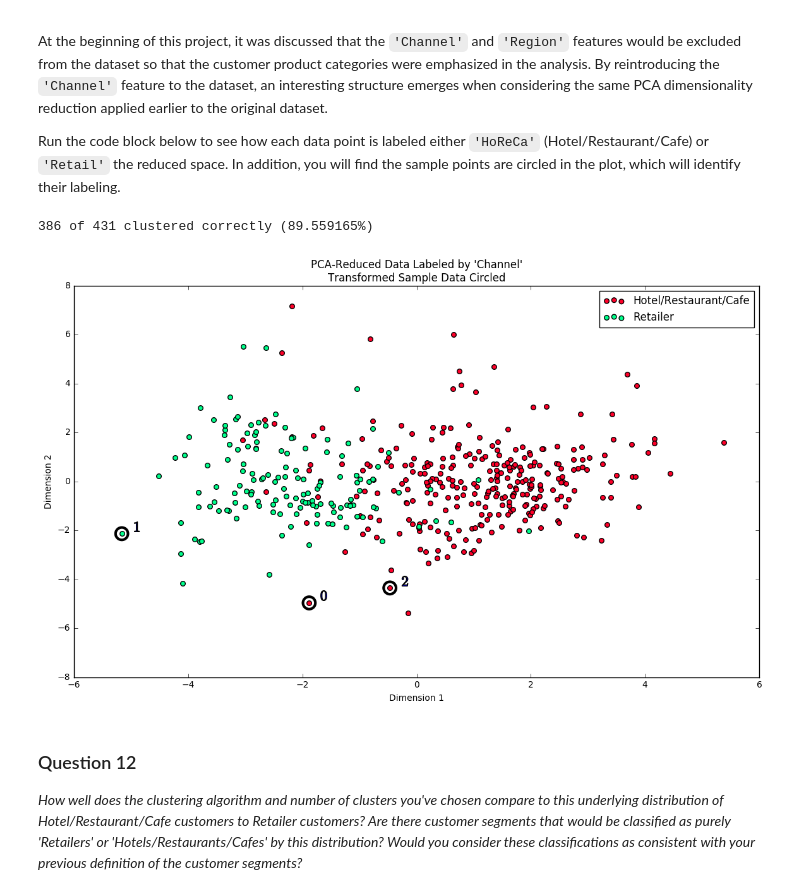
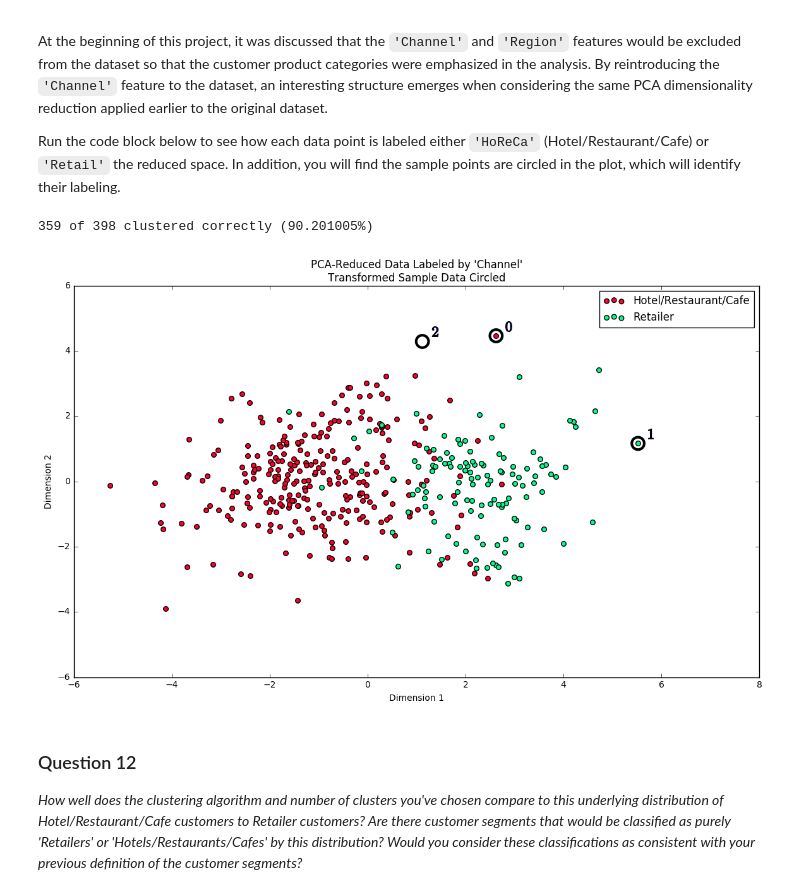
Before and after one commit to mgilson/Udacity, a Jupyter notebook: customer_segments/customer_segments.ipynb, the cells around one changed output. Saved outputs shown, nothing was run; the diff lists cells and outputs as text; code cells hidden in the pictures.

Commit message:
Update customer-segments project submission to address reviewer feedback.

```diff
--- a/customer_segments/customer_segments.ipynb
+++ b/customer_segments/customer_segments.ipynb
@@ -190,26 +211,23 @@ outlier_counts = np.zeros(len(log_data), dtype=int)
 for feature in log_data.keys():
 
     # TODO: Calculate Q1 (25th percentile of the data) for the given feature
-    Q1, Q3 = np.percentile(log_data[feature], [.25, .75])
+    Q1, Q3 = np.percentile(log_data[feature], [25., 75.])
     # TODO: Use the interquartile range to calculate an outlier step (1.5 times the interquartile range)
     step = 1.5 * (Q3 - Q1)
 
     # Display the outliers
-    print "Data points considered outliers for the feature '{}':".format(feature)
-    lower_quartile_mask = (log_data[feature] <= Q1 - step)
-    upper_quartile_mask = (log_data[feature] <= Q3 + step)
+    lower_quartile_mask = (log_data[feature] <= (Q1 - step))
+    upper_quartile_mask = (log_data[feature] >= (Q3 + step))
     outlier_mask = lower_quartile_mask | upper_quartile_mask
-    display(log_data[outlier_mask])
     outlier_counts += outlier_mask
 
 for i, val in enumerate(np.bincount(outlier_counts)):
     print '{} rows are considered outliers in {} features'.format(val, i)
 
-
 # Remove the outliers, if any were specified.
 # Note, rather than working with indices in pandas/numpy (which always seems cumbersome), I use
 # a boolean mask.
-good_data = log_data.drop(log_data.index[outlier_counts > 1]).reset_index(drop = True)
+good_data = log_data.drop(log_data.index[outlier_counts > 0]).reset_index(drop = True)
 print
 print 'There are {} rows of good data remaining (out of {})'.format(len(good_data), len(log_data))
 # %% [output]
@@ -580,20 +627,20 @@ Run the code block below to see how each data point is labeled either `'HoReCa'`
 # %%
 # Display the clustering results based on 'Channel' data
 customer_data = pd.read_csv("customers.csv")
-outliers = log_data.index[outlier_counts > 1]
+outliers = log_data.index[outlier_counts > 0]
 
 customer_data = customer_data.drop(outliers).reset_index(drop = True)
 
-clustered_correctly = np.sum(customer_data['Channel'] == (preds * -1 + 2))
+clustered_correctly = np.sum(customer_data['Channel'] == (preds + 1))
 print('{} of {} clustered correctly ({:2%})'.format(
     clustered_correctly,
     len(customer_data),
     float(clustered_correctly)/len(customer_data)))
 
 vs.channel_results(reduced_data, outliers, pca_samples)
 # %% [output]
-386 of 431 clustered correctly (89.559165%)
+359 of 398 clustered correctly (90.201005%)
-[figure, old version]
+[figure, new version]
 # %% [markdown]
 ### Question 12
 *How well does the clustering algorithm and number of clusters you've chosen compare to this underlying distribution of Hotel/Restaurant/Cafe customers to Retailer customers? Are there customer segments that would be classified as purely 'Retailers' or 'Hotels/Restaurants/Cafes' by this distribution? Would you consider these classifications as consistent with your previous definition of the customer segments?*
```
Also changed, not shown: parts of 22 cells of this notebook, 1 other file.
